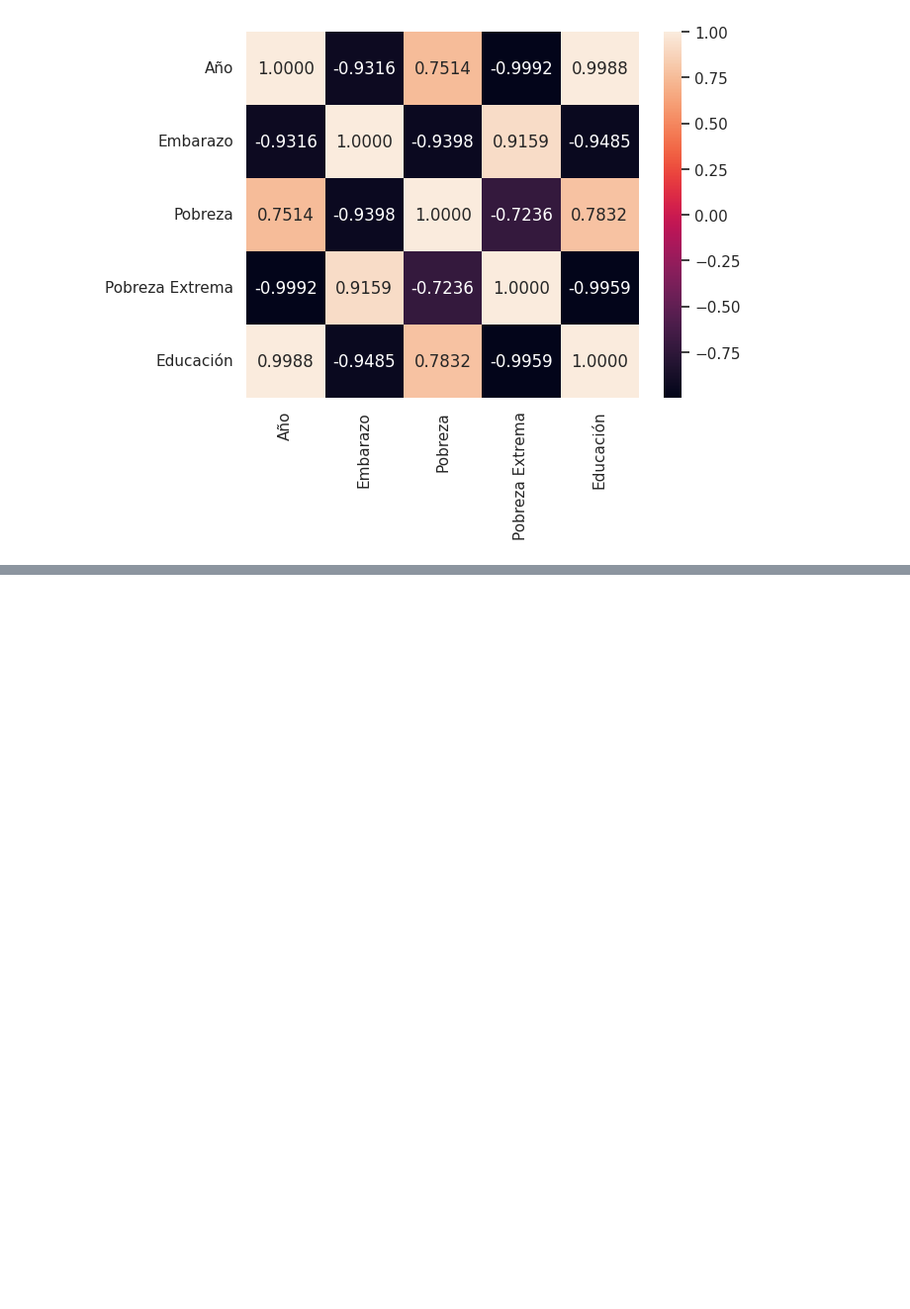
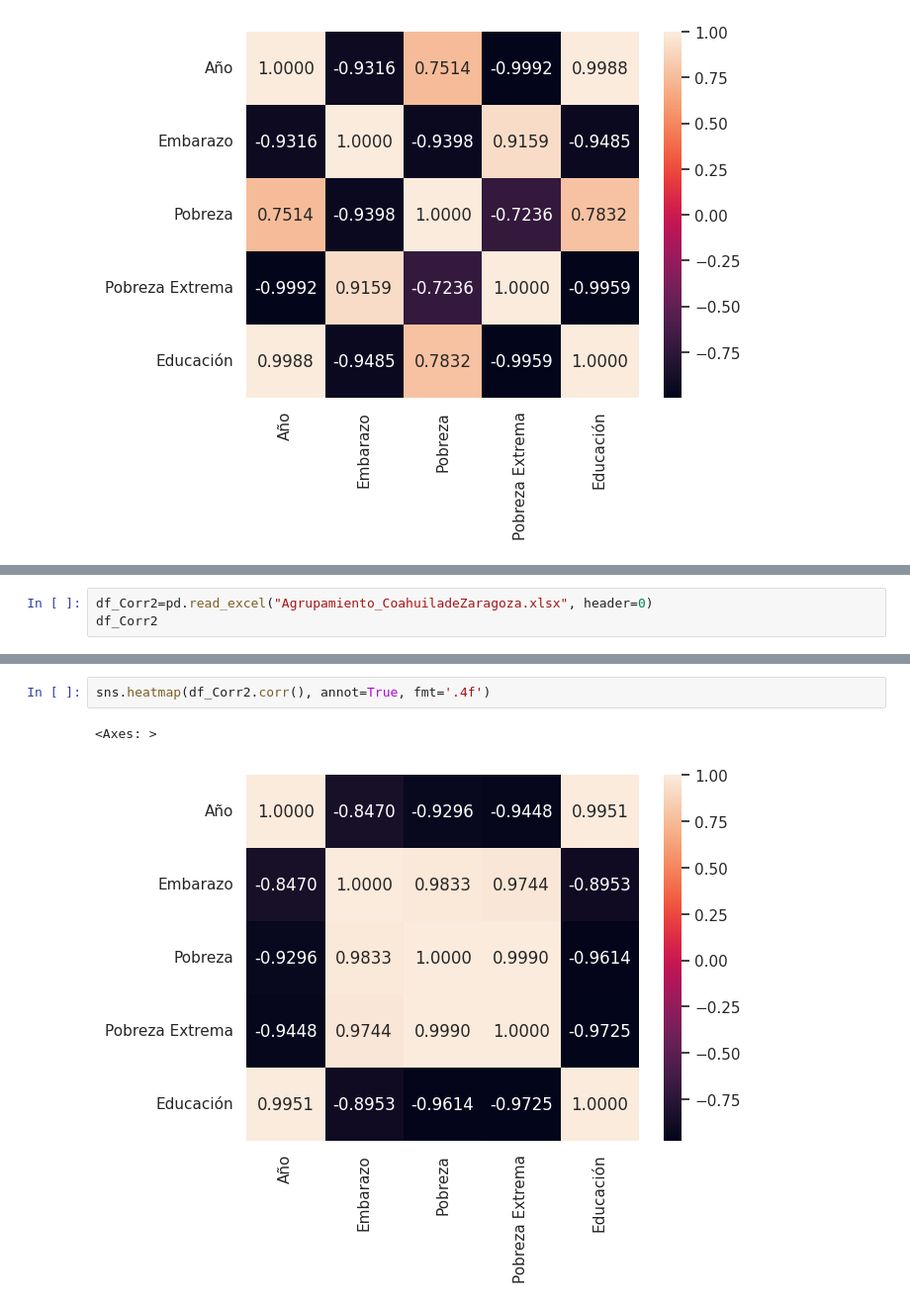
Before and after one commit to SaraElizabethGarciaCajero/Proyecto-ASE-I, a Jupyter notebook: EducaciónFemenina_ASE1.ipynb, the cells around one changed output, grey strips where cells are left out. Shown at 99% size. Cells and saved outputs as stored; diff of their text form; blank space fills up the shorter version.

```diff
--- a/EducaciónFemenina_ASE1.ipynb
+++ b/EducaciónFemenina_ASE1.ipynb
@@ -198,0 +148,3 @@ sns.heatmap(df_Corr.corr(), annot=True, fmt='.4f')
+# %%
+df_Corr2=pd.read_excel("Agrupamiento_CoahuiladeZaragoza.xlsx", header=0)
+df_Corr2
@@ -198,0 +170,5 @@ sns.heatmap(df_Corr.corr(), annot=True, fmt='.4f')
+# %%
+sns.heatmap(df_Corr2.corr(), annot=True, fmt='.4f')
+# %% [output]
+<Axes: >
+[figure, added]
```
Also changed, not shown: parts of 18 cells of this notebook.
